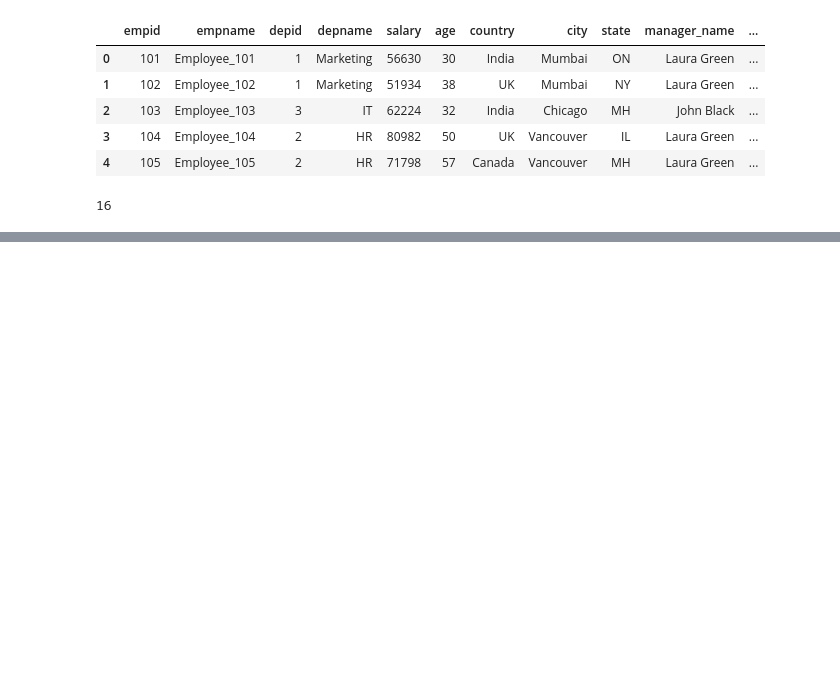
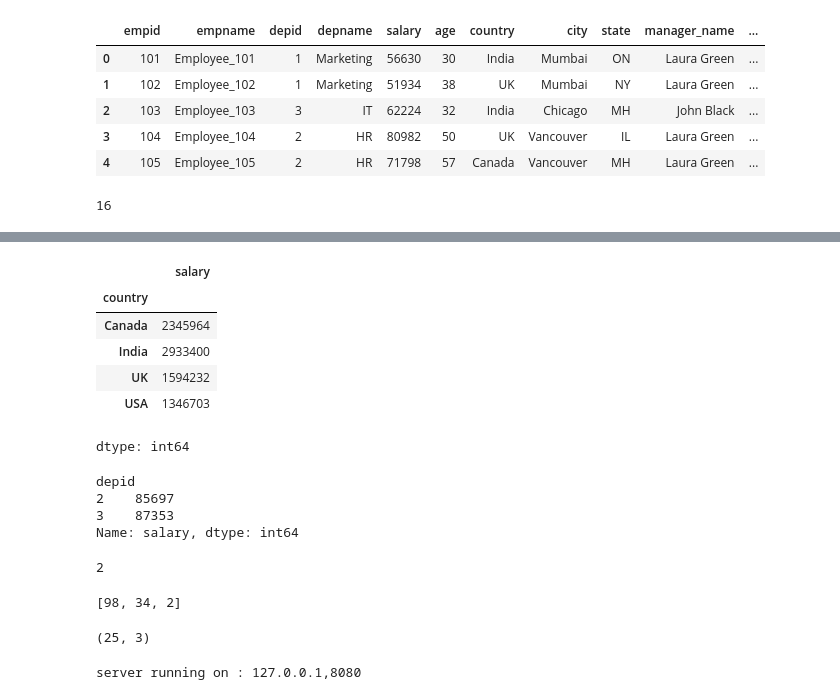
Before and after one commit to monishvarghesejoshy/emanzon, a Jupyter notebook: try.ipynb, the cells around one changed output, grey strips where cells are left out. Cells and saved outputs as stored; diff of their text form; code cells hidden in the pictures; blank space fills up the shorter version.

```diff
--- a/try.ipynb
+++ b/try.ipynb
@@ -486,0 +579,3 @@ df_USA.shape[0]
+# %%
+df1 = df1.sort_values(by='salary', ascending=False)
+df1['empname'].head(2)
@@ -486,0 +587,64 @@ df_USA.shape[0]
+# %%
+df1.groupby('country')['salary'].sum()
+# %% [output]
+|  | salary |
+| country |  |
+| Canada | 2345964 |
+| India | 2933400 |
+| UK | 1594232 |
+| USA | 1346703 |
+dtype: int64
+# %%
+df6=df1[(df1['country']=='USA') & (df1['state']=='NY')].groupby('depid')['salary'].sum().sort_values(ascending=True)
+print(df6)
+# %% [output]
+depid
+2    85697
+3    87353
+Name: salary, dtype: int64
+# %%
+def greatest(arr):
+    max=arr[0]
+    for i in arr:
+        if i>max:
+            max=i
+            return max
+arr=[1,2,3]
+print(greatest(arr))
+# %% [output]
+2
+# %%
+def arrange(arr):
+  return sorted(arr, reverse=True)
+arr=[98,2,34]
+print(arrange(arr))
+# %% [output]
+[98, 34, 2]
+# %%
+def arr2(arr):
+  first=second=0
+  for i in arr:
+    if i>first:
+      first=i
+    elif i>second:
+      second=i
+  return first,second
+arr=[18,25,3]
+print(arr2(arr))
+# %% [output]
+(25, 3)
+# %%
+##dynamically passing values to a function
+def config_server(host,port,user,password):
+  print(f"server running on : {host},{port}")
+
+server_config={
+     'host': '127.0.0.1',
+    'port': 8080,
+     'user': 'admin',
+     'password': 'admin'
+}
+config_server(**server_config)
+#
+# %% [output]
+server running on : 127.0.0.1,8080
```
Also changed, not shown: parts of 23 cells of this notebook.
